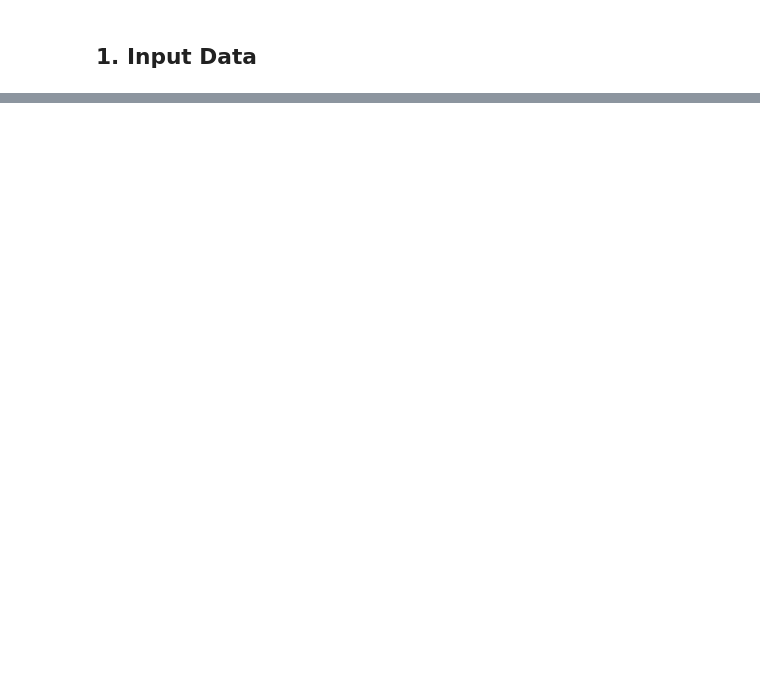
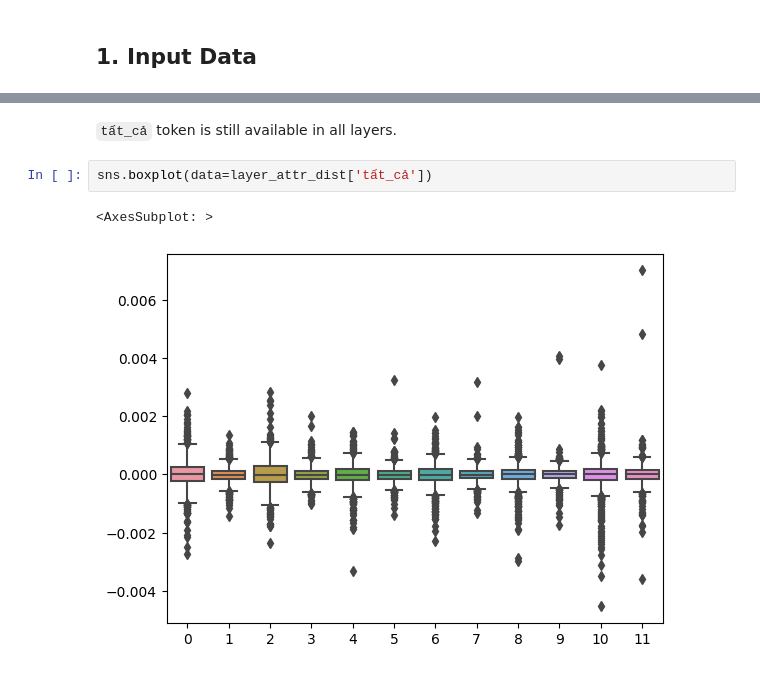
Before and after one commit to kevinkhang2909/ML-learning-journey, a Jupyter notebook: nlp/transformers_learning/captum_visual.ipynb, the cells around one changed output, grey strips where cells are left out. Cells and saved outputs as stored; diff of their text form; blank space fills up the shorter version.

```diff
--- a/nlp/transformers_learning/captum_visual.ipynb
+++ b/nlp/transformers_learning/captum_visual.ipynb
@@ -159,0 +298,7 @@ Legend: Negative Neutral Positive
+# %% [markdown]
+`tất_cả` token is still available in all layers.
+# %%
+sns.boxplot(data=layer_attr_dist['tất_cả'])
+# %% [output]
+<AxesSubplot: >
+[figure, added]
```
Also changed, not shown: parts of 25 cells of this notebook, 6 other files.
